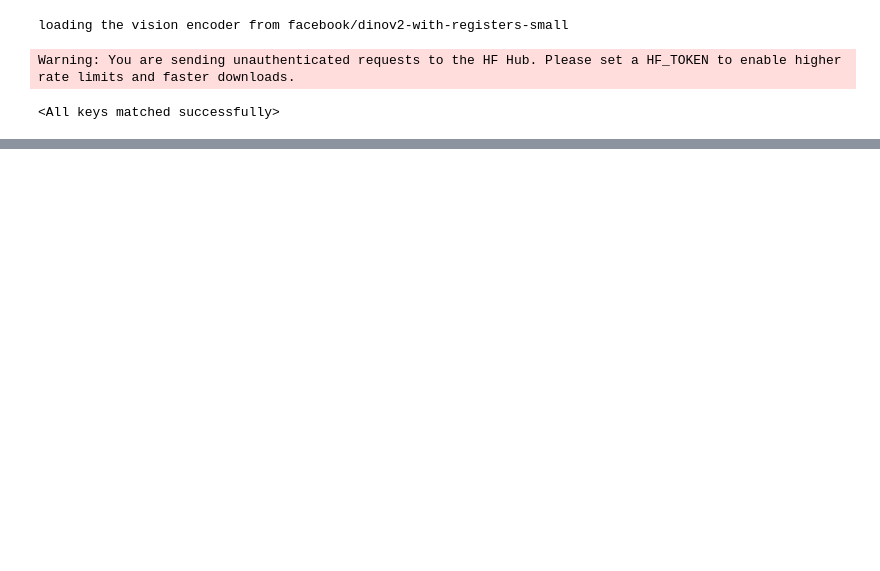
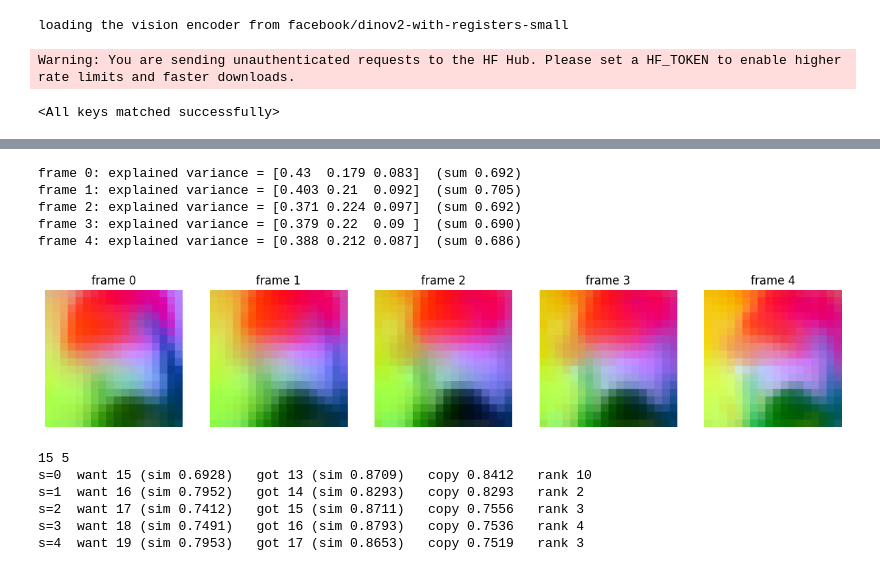
Before and after one commit to maheshreddy24/rwm, a Jupyter notebook: src/inference.ipynb, the cells around one changed output, grey strips where cells are left out. Drawn from its saved outputs; the diff is of its cells as text; code cells hidden in the pictures; blank space fills up the shorter version.

```diff
--- a/src/inference.ipynb
+++ b/src/inference.ipynb
@@ -271,0 +145,12 @@ frame 4: explained variance = [0.244 0.136 0.082]  (sum 0.462)
+# %%
+from pca_vis import pca_per_frame, show
+# preds.shape
+pca_feats = pca_per_frame(preds_tf[:, :, 1:, :])
+feats_pca_image = show(pca_feats)
+# %% [output]
+frame 0: explained variance = [0.43  0.179 0.083]  (sum 0.692)
+frame 1: explained variance = [0.403 0.21  0.092]  (sum 0.705)
+frame 2: explained variance = [0.371 0.224 0.097]  (sum 0.692)
+frame 3: explained variance = [0.379 0.22  0.09 ]  (sum 0.690)
+frame 4: explained variance = [0.388 0.212 0.087]  (sum 0.686)
+[figure, added]
@@ -271,0 +196,22 @@ frame 4: explained variance = [0.244 0.136 0.082]  (sum 0.462)
+# %%
+representations = torch.cat((context_feat_tf, target_feat_tf), dim=1)
+
+C = context_feat_tf.shape[1]
+S = target_feat_tf.shape[1]
+indices = list(range(C, C + S))
+print(C, S)
+
+# frame_knn(representations, preds_tf, indices, context_len=C)
+
+r = frame_knn(representations, preds_tf, indices, context_len=C)
+for s in range(len(indices)):
+    print(f"s={s}  want {r['target'][0,s].item():2d} (sim {r['target_sim'][0,s]:.4f})   "
+          f"got {r['retrieved'][0,s].item():2d} (sim {r['retrieved_sim'][0,s]:.4f})   "
+          f"copy {r['copy_sim'][0,s]:.4f}   rank {int(r['rank'][0,s])}")
+# %% [output]
+15 5
+s=0  want 15 (sim 0.6928)   got 13 (sim 0.8709)   copy 0.8412   rank 10
+s=1  want 16 (sim 0.7952)   got 14 (sim 0.8293)   copy 0.8293   rank 2
+s=2  want 17 (sim 0.7412)   got 15 (sim 0.8711)   copy 0.7556   rank 3
+s=3  want 18 (sim 0.7491)   got 16 (sim 0.8793)   copy 0.7536   rank 4
+s=4  want 19 (sim 0.7953)   got 17 (sim 0.8653)   copy 0.7519   rank 3
```
Also changed, not shown: parts of 35 cells of this notebook, 1 other file.
